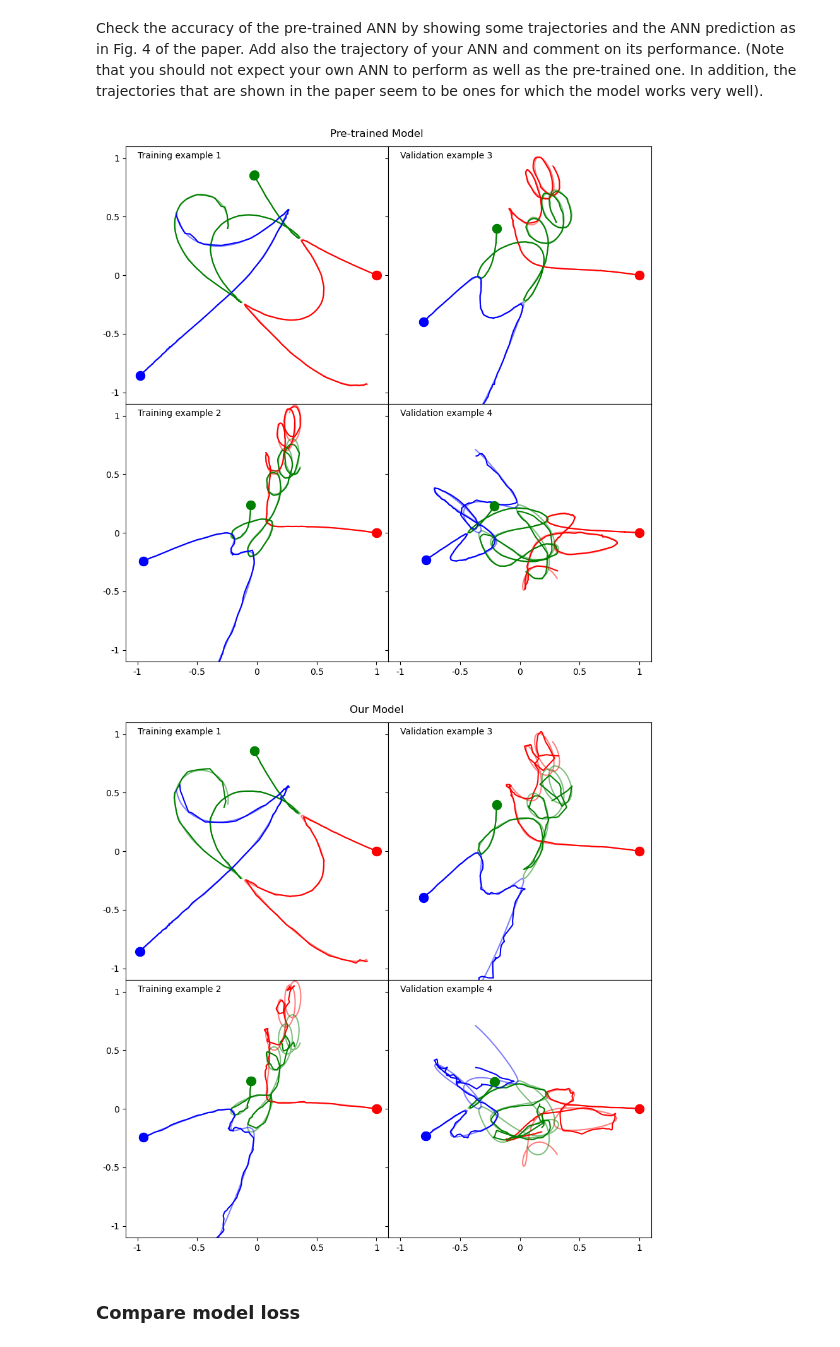
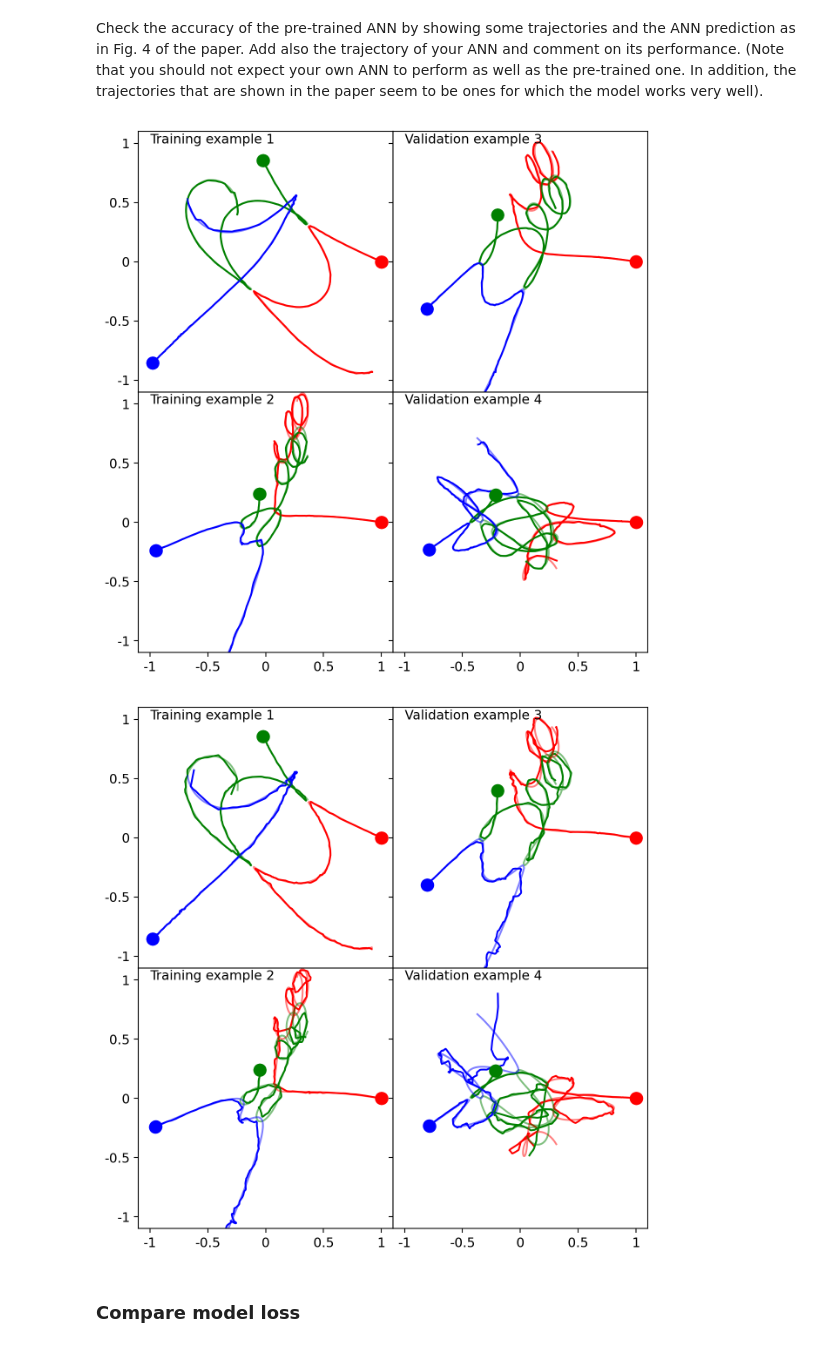
Before and after one commit to stach/lfd-project, a Jupyter notebook: Project2/project2.ipynb, the cells around one changed output. Cells and saved outputs as stored; diff of their text form; code cells hidden in the pictures.

```diff
--- a/Project2/project2.ipynb
+++ b/Project2/project2.ipynb
@@ -45,9 +45,16 @@ SEED = 2023
 EPOCHS = 100 # 50
 VALIDATION_SPLIT = 0.1
 TEST_SPLIT = 0.1
-Ncircle = 100 # 1000
+Ncircle = 1000 # 1000
 train = False
 trainE = False
+latex_textwidth = 6.69292
+# %%
+# plt.rcParams['axes.grid'] = True
+# plt.rcParams['figure.figsize'] = (columnwidth_inch,columnwidth_inch/1.5275)
+plt.rcParams['figure.dpi'] = 196
+plt.rcParams.update({'font.serif':'Computer Modern Roman'})
+plt.rcParams['font.size'] = 11
 # %% [markdown]
 Helper functions
 # %%
@@ -261,7 +268,7 @@ if train:
 # %%
 if not(train):
     # Insert the name of the model you want to load
-    model_name = "1910_0140"
+    model_name = "1910_2119_final"
     model = keras.models.load_model(f"./models/NN_project2_{model_name}.keras")
 # %% [markdown]
 ### Get model summary
@@ -393,7 +400,8 @@ else:
 
 # --- plot
 
-fig, ax = plt.subplots(1,1, figsize=(16, 8))
+fig, ax = plt.subplots(1,1, figsize=(.65*latex_textwidth, .65*latex_textwidth/2))
+# fig, ax = plt.subplots(1,1, figsize=(16, 8))
 
 xepochs = np.arange(1,len(train_loss)+1,1)
 
@@ -401,13 +409,13 @@ ax.plot(xepochs, train_loss, color="red", ls="-", label="train")
 ax.plot(xepochs, validation_loss, color="red", ls="--", alpha=0.5, label="validation")
 ax.set_yscale('log')
 ax.set_xlim([1,len(train_loss)])
-ax.set_xticks(np.arange(1,len(train_loss)+len(train_loss)/5,len(train_loss)/5))
+ax.set_xticks(np.arange(0,len(train_loss)+2,(len(train_loss)+1)/5))
 ax.set_ylabel("MAE")
 ax.set_xlabel("Epoch")
-ax.set_title("Learning curve of ANN")
+# ax.set_title("Learning curve of ANN")
 ax.legend()
 
-fig.savefig("./plots/learning_curve.png", dpi=400)
+fig.savefig("./plots/learning_curve.png", bbox_inches='tight', dpi=400)
 
 plt.show()
 # %% [output]
@@ -422,30 +430,34 @@ instances = [1,3,2,4]
 # %%
 
 for mm, title in zip([pre_trained_model, model], ["Pre-trained Model", "Our Model"]):
-    fig, axs = plt.subplots(2,2, figsize=(9,9), sharex=True, sharey=True)
+    fig, axs = plt.subplots(2,2, figsize=(latex_textwidth,latex_textwidth), sharex=True, sharey=True)
     for idx, ax, settype in zip(instances, axs.flatten(), ["train", "validation", "train", "validation"]):
         if settype=="train":
             input_data = np.hstack((X_train[idx,:,0].reshape(1000,1),np.full((1000,2),X_train[idx,0,1:])))
             ax.annotate(f"Training example {idx}", xy=(-1, 1))
             y_instance = y_train[idx,:,:]
         elif settype=="validation":
             input_data = np.hstack((X_validation[idx,:,0].reshape(1000,1),np.full((1000,2),X_validation[idx,0,1:])))
             ax.annotate(f"Validation example {idx}", xy=(-1, 1))
             y_instance = y_validation[idx,:,:]
 
         yhat = mm.predict(input_data, verbose=False)
 
         p1_hat, p2_hat, p3_hat = get_trajectories(yhat)
         p1_gt, p2_gt, p3_gt = get_trajectories(y_instance)
 
         plot_trajectories(p1_hat, p2_hat, p3_hat, ax=ax, label=idx)
         plot_trajectories(p1_gt, p2_gt, p3_gt, ax=ax, label=idx, alpha=0.5)
-    fig.suptitle(title)
+    # fig.suptitle(title)
     fig.tight_layout()
     fig.subplots_adjust(hspace=0, wspace=0)
+    if title=="Pre-trained Model":
+        fig.savefig("./plots/trajectory_paper", dpi=400)
+    elif title=="Our Model":
+        fig.savefig("./plots/trajectory_lfd", dpi=400)
 # %% [output]
-[figure, old version]
+[figure, new version]
-[figure, old version]
+[figure, new version]
 # %% [markdown]
 ### Compare model loss
 # %%
```
Also changed, not shown: parts of 17 cells of this notebook, 7 other files.
